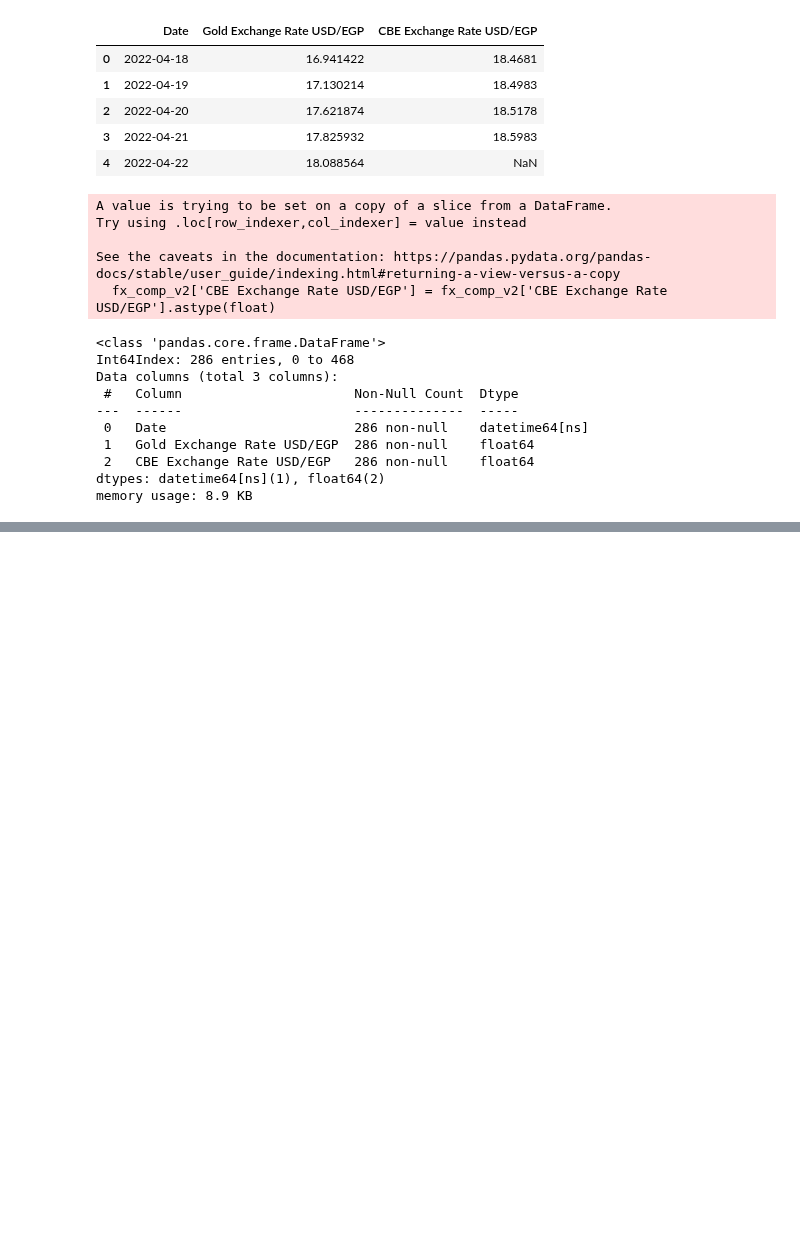
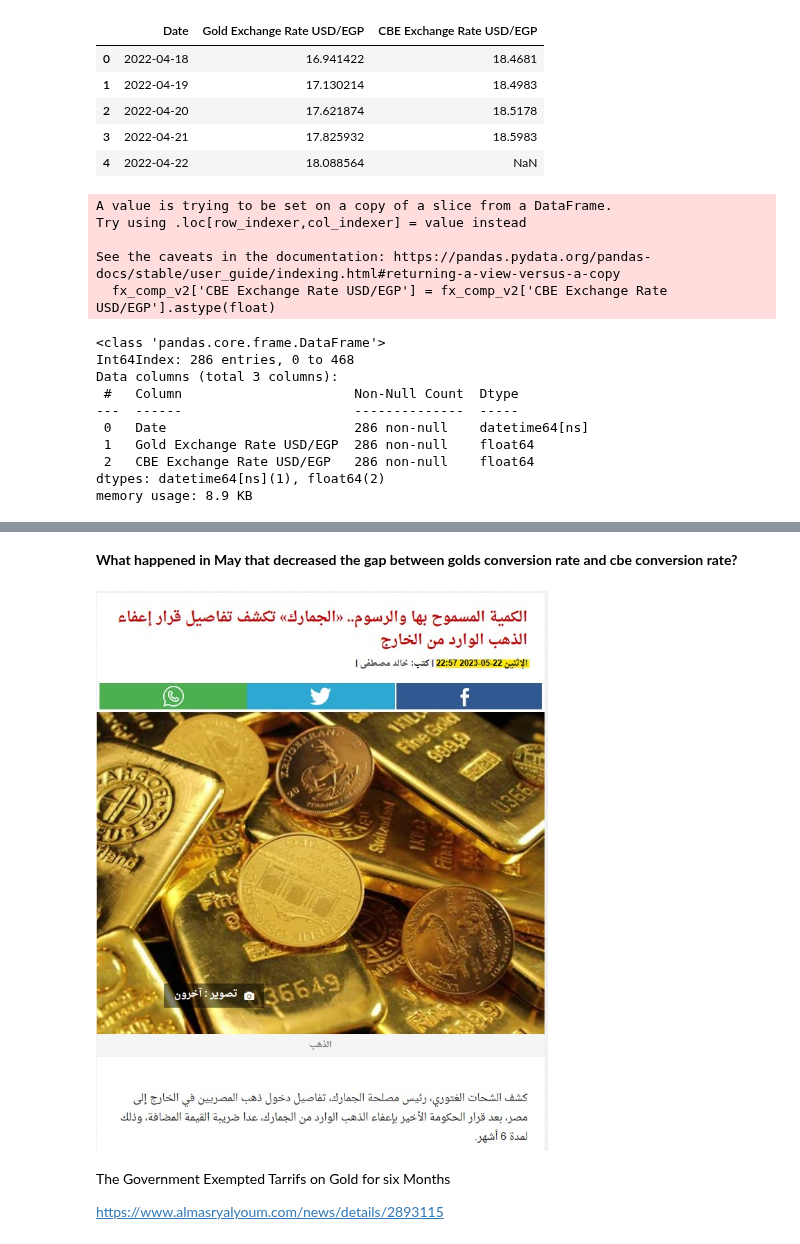
Before and after one commit to hkafrawi/Gold-USD-EGP-Analysis, a Jupyter notebook: understanding-usd-price-through-gold.ipynb, the cells around one changed output, grey strips where cells are left out. Cells and saved outputs as stored; diff of their text form; code cells hidden in the pictures; blank space fills up the shorter version.

```diff
--- a/understanding-usd-price-through-gold.ipynb
+++ b/understanding-usd-price-through-gold.ipynb
@@ -547,0 +578,10 @@ Text(0.1, 0.01, '**Red lines resemble estimated date of EGP devaluation')
+# %% [markdown]
+**What happened in May that decreased the gap between golds conversion rate and cbe conversion rate?**
+# %%
+Image('/kaggle/input/goldnews/goldnews.jpg')
+# %% [output]
+[figure, added]
+# %% [markdown]
+The Government Exempted Tarrifs on Gold for six Months
+
+https://www.almasryalyoum.com/news/details/2893115
```
Also changed, not shown: parts of 10 cells of this notebook.
